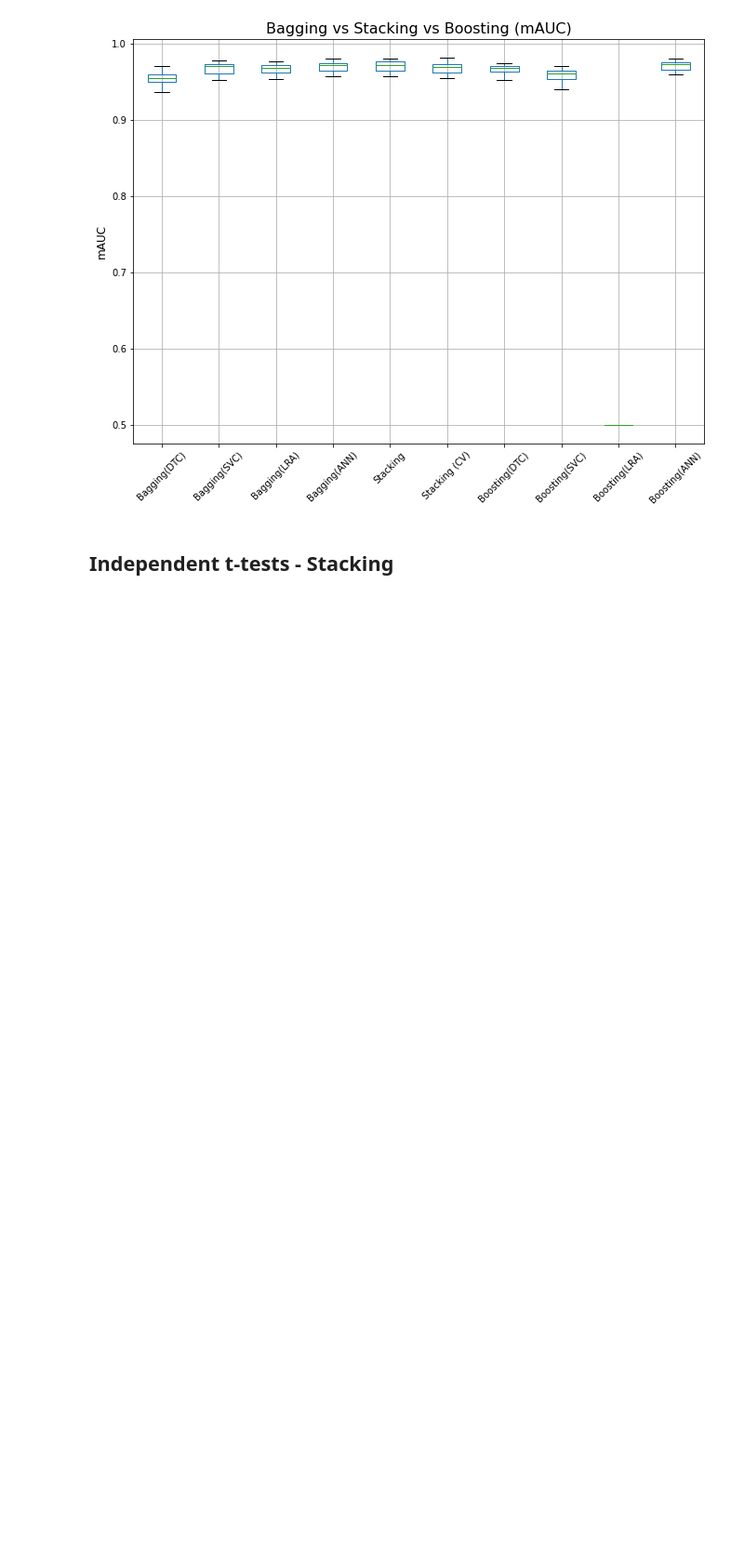
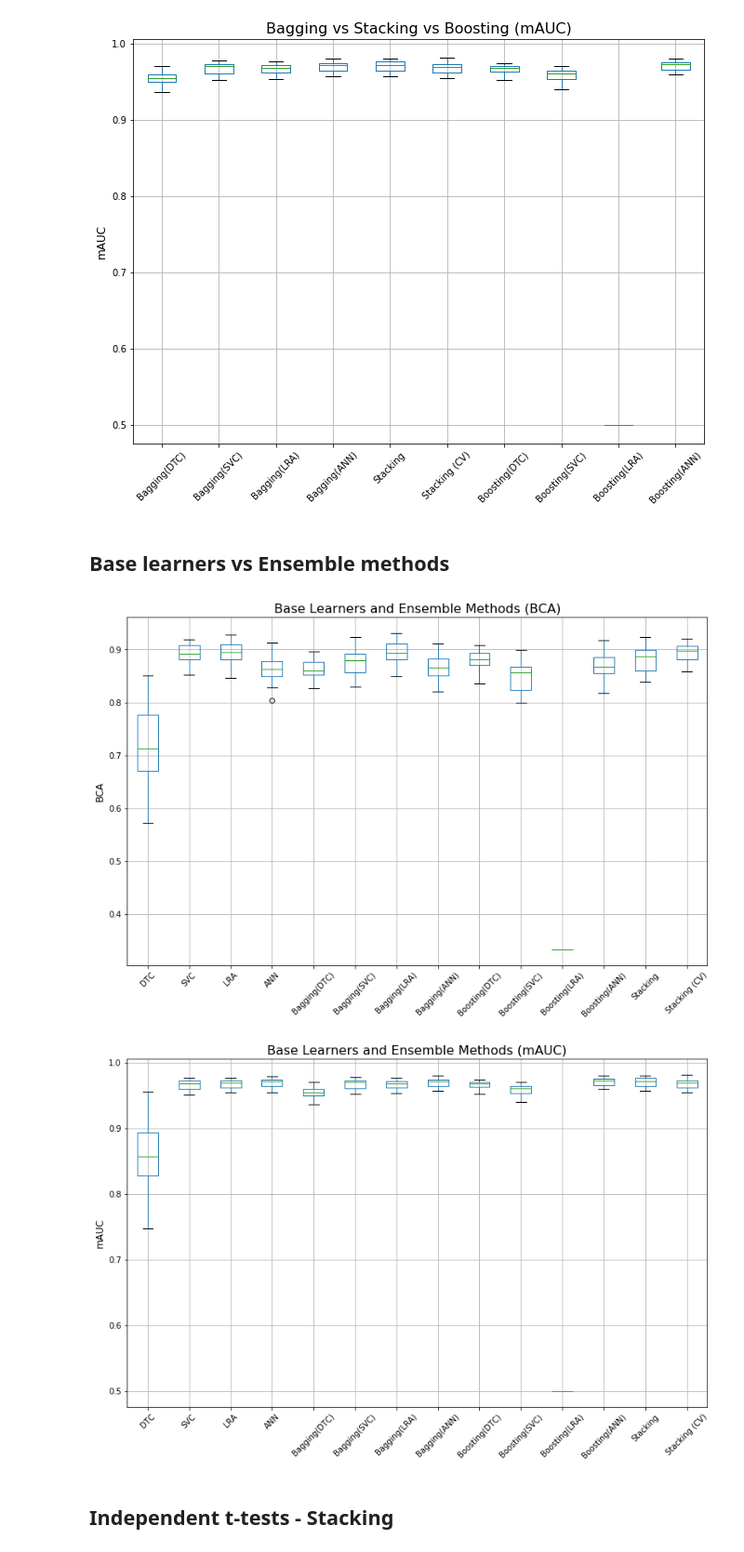
Before and after one commit to rusane/natural-computing, a Jupyter notebook: Project/Comparative Analysis - Base Learners vs Ensemble Methods.ipynb, the cells around one changed output. Shown at 93% size. Saved outputs shown, nothing was run; the diff lists cells and outputs as text; code cells hidden in the pictures; blank space fills up the shorter version.

Commit message:
Add box plot for comparison of all methods

```diff
--- a/Project/Comparative Analysis - Base Learners vs Ensemble Methods.ipynb
+++ b/Project/Comparative Analysis - Base Learners vs Ensemble Methods.ipynb
@@ -162,6 +162,30 @@ plot_BCA_mAUC(stk_bag_boost_dict, 'Bagging vs Stacking vs Boosting')
 # %% [output]
 [figure]
 [figure]
+# %% [markdown]
+## Base learners vs Ensemble methods
+# %%
+all_dict = {
+    'DTC': dtc_df,
+    'SVC': svc_df,
+    'LRA': lra_df,
+    'ANN': ann_df,
+    'Bagging(DTC)': bag_dtc_df,
+    'Bagging(SVC)': bag_svc_df,
+    'Bagging(LRA)': bag_lra_df,
+    'Bagging(ANN)': bag_ann_df,
+    'Boosting(DTC)': boost_dtc_df,
+    'Boosting(SVC)': boost_svc_df,
+    'Boosting(LRA)': boost_lra_df,
+    'Boosting(ANN)': boost_ann_df,
+    'Stacking': stk_df,
+    'Stacking (CV)': stk_cv_df,
+}
+# %%
+plot_BCA_mAUC(all_dict, 'Base Learners and Ensemble Methods')
+# %% [output]
+[figure, added]
+[figure, added]
 # %% [markdown]
 ## Independent t-tests - Stacking
 # %%
```
